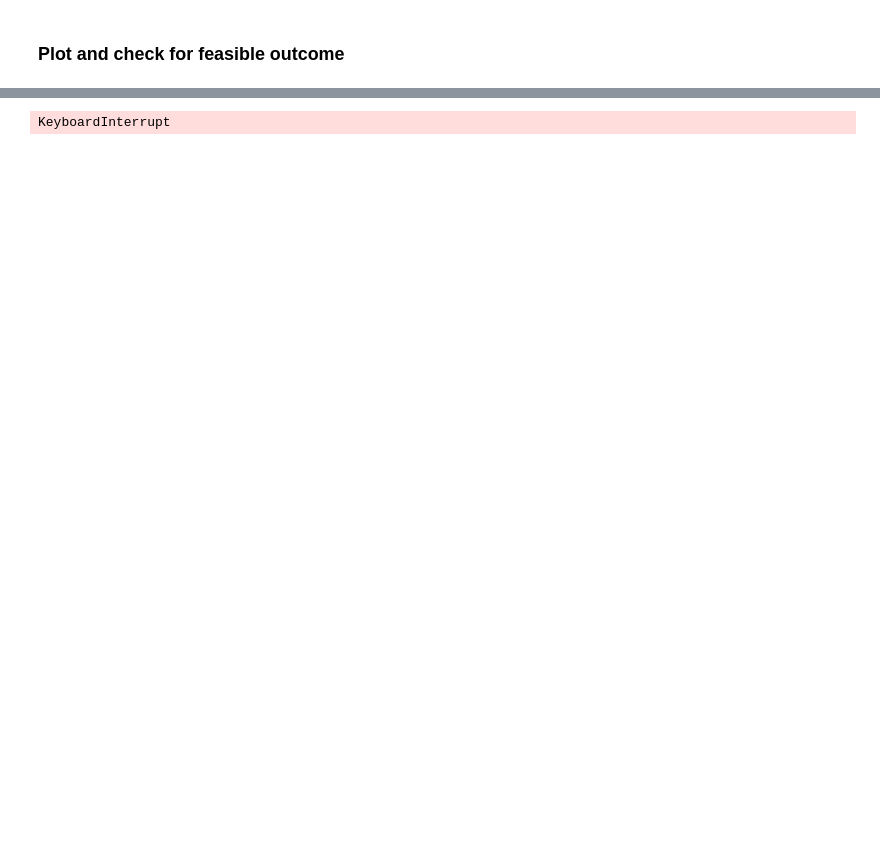
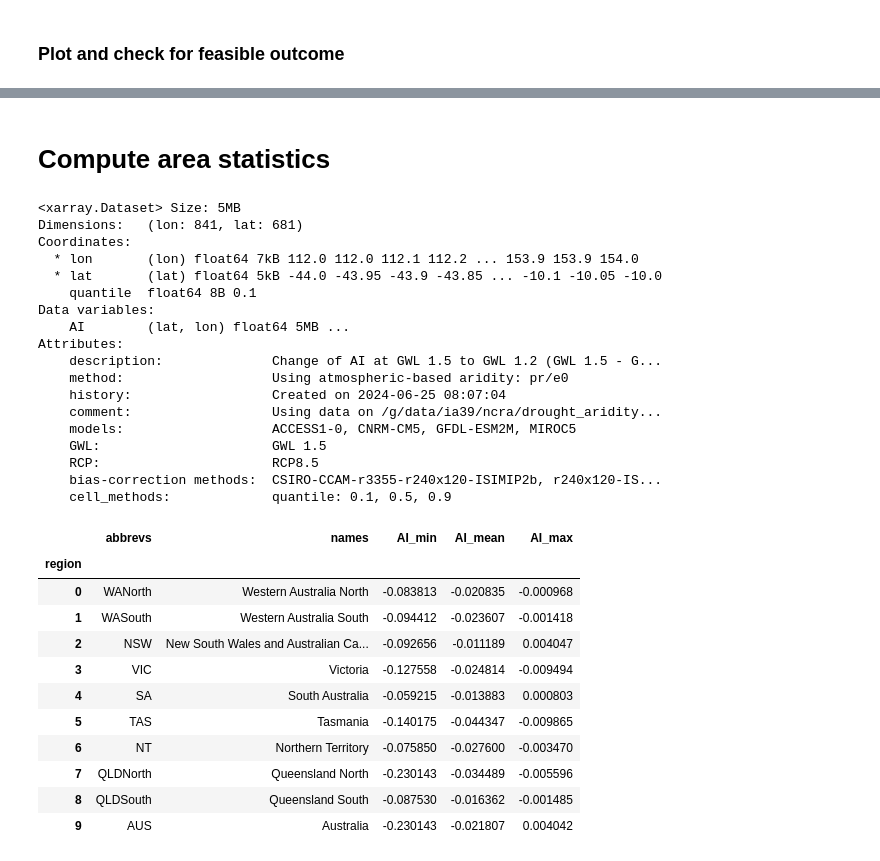
Before and after one commit to AusClimateService/hazards-drought, a Jupyter notebook: compute_MME.ipynb, the cells around one changed output, grey strips where cells are left out. Drawn from its saved outputs; the diff is of its cells as text; code cells hidden in the pictures; blank space fills up the shorter version.

```diff
--- a/compute_MME.ipynb
+++ b/compute_MME.ipynb
@@ -394,13 +378,2 @@ zone_change.plot()
-# %%
-import matplotlib.pyplot as plt
-import seaborn as sns
-
-# Plotting the changes (optional)
-plt.figure(figsize=(12, 6))
-sns.heatmap(zone_change, annot=True, fmt='d', cmap='RdBu', center=0)
-plt.title('Change in Aridity Zones')
-plt.xlabel('Longitude')
-plt.ylabel('Latitude')
-plt.show()
-# %% [output]
-KeyboardInterrupt
+# %% [markdown]
+# Compute area statistics
@@ -406,0 +390,38 @@ KeyboardInterrupt
+# %%
+# Find the min, mean, max value for each region
+var="AI"
+mask_frac = regions.mask_3D_frac_approx(ds)
+dims = ("lat", "lon",)
+gwl = ["GWL15","GWL20","GWL30"]
+quantiles = [0.1,0.5,0.9]
+# %% [output]
+<xarray.Dataset> Size: 5MB
+Dimensions:   (lon: 841, lat: 681)
+Coordinates:
+  * lon       (lon) float64 7kB 112.0 112.0 112.1 112.2 ... 153.9 153.9 154.0
+  * lat       (lat) float64 5kB -44.0 -43.95 -43.9 -43.85 ... -10.1 -10.05 -10.0
+    quantile  float64 8B 0.1
+Data variables:
+    AI        (lat, lon) float64 5MB ...
+Attributes:
+    description:              Change of AI at GWL 1.5 to GWL 1.2 (GWL 1.5 - G...
+    method:                   Using atmospheric-based aridity: pr/e0
+    history:                  Created on 2024-06-25 08:07:04
+    comment:                  Using data on /g/data/ia39/ncra/drought_aridity...
+    models:                   ACCESS1-0, CNRM-CM5, GFDL-ESM2M, MIROC5
+    GWL:                      GWL 1.5
+    RCP:                      RCP8.5
+    bias-correction methods:  CSIRO-CCAM-r3355-r240x120-ISIMIP2b, r240x120-IS...
+    cell_methods:             quantile: 0.1, 0.5, 0.9
+|  | abbrevs | names | AI_min | AI_mean | AI_max |
+| region |  |  |  |  |  |
+| 0 | WANorth | Western Australia North | -0.083813 | -0.020835 | -0.000968 |
+| 1 | WASouth | Western Australia South | -0.094412 | -0.023607 | -0.001418 |
+| 2 | NSW | New South Wales and Australian Ca... | -0.092656 | -0.011189 | 0.004047 |
+| 3 | VIC | Victoria | -0.127558 | -0.024814 | -0.009494 |
+| 4 | SA | South Australia | -0.059215 | -0.013883 | 0.000803 |
+| 5 | TAS | Tasmania | -0.140175 | -0.044347 | -0.009865 |
+| 6 | NT | Northern Territory | -0.075850 | -0.027600 | -0.003470 |
+| 7 | QLDNorth | Queensland North | -0.230143 | -0.034489 | -0.005596 |
+| 8 | QLDSouth | Queensland South | -0.087530 | -0.016362 | -0.001485 |
+| 9 | AUS | Australia | -0.230143 | -0.021807 | 0.004042 |
```
Also changed, not shown: parts of 15 cells of this notebook.
